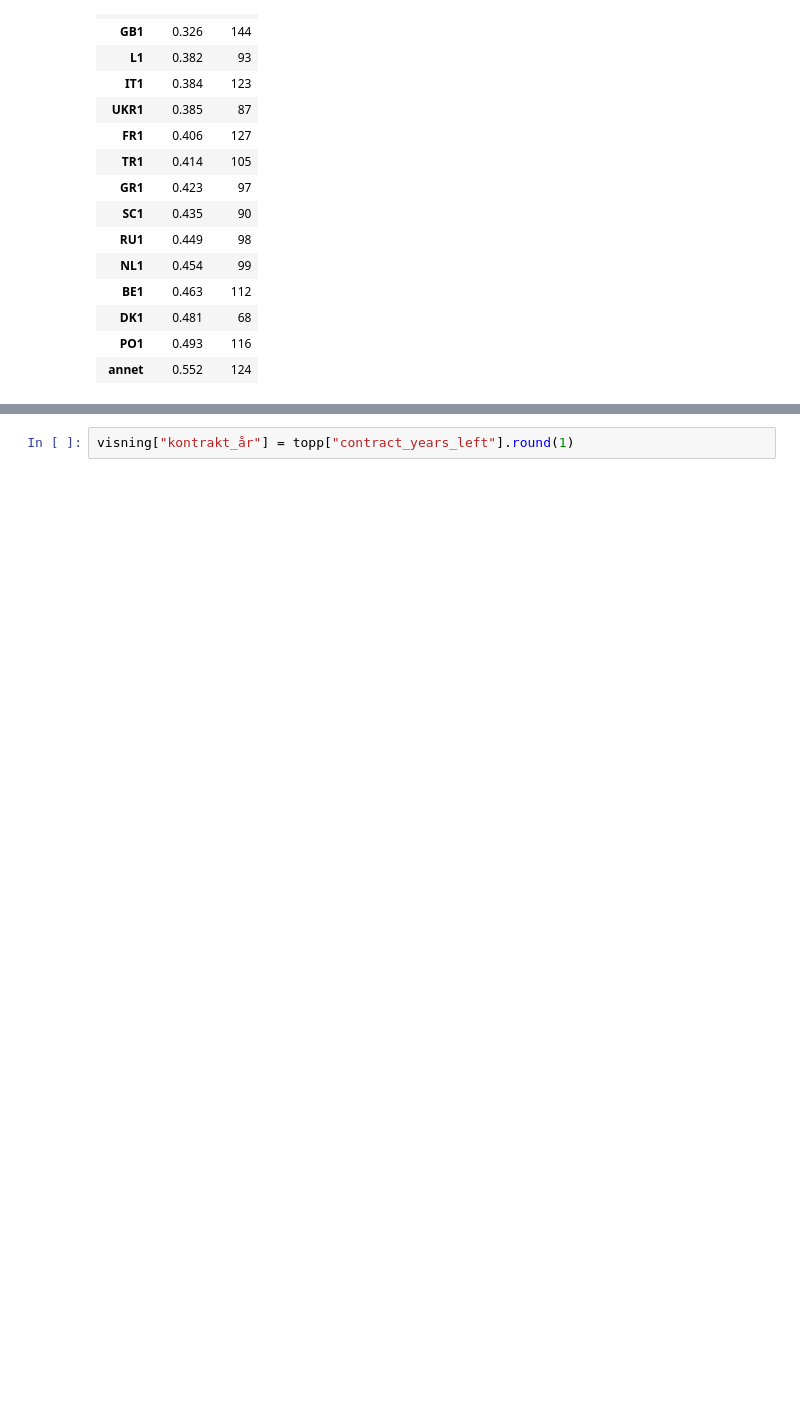
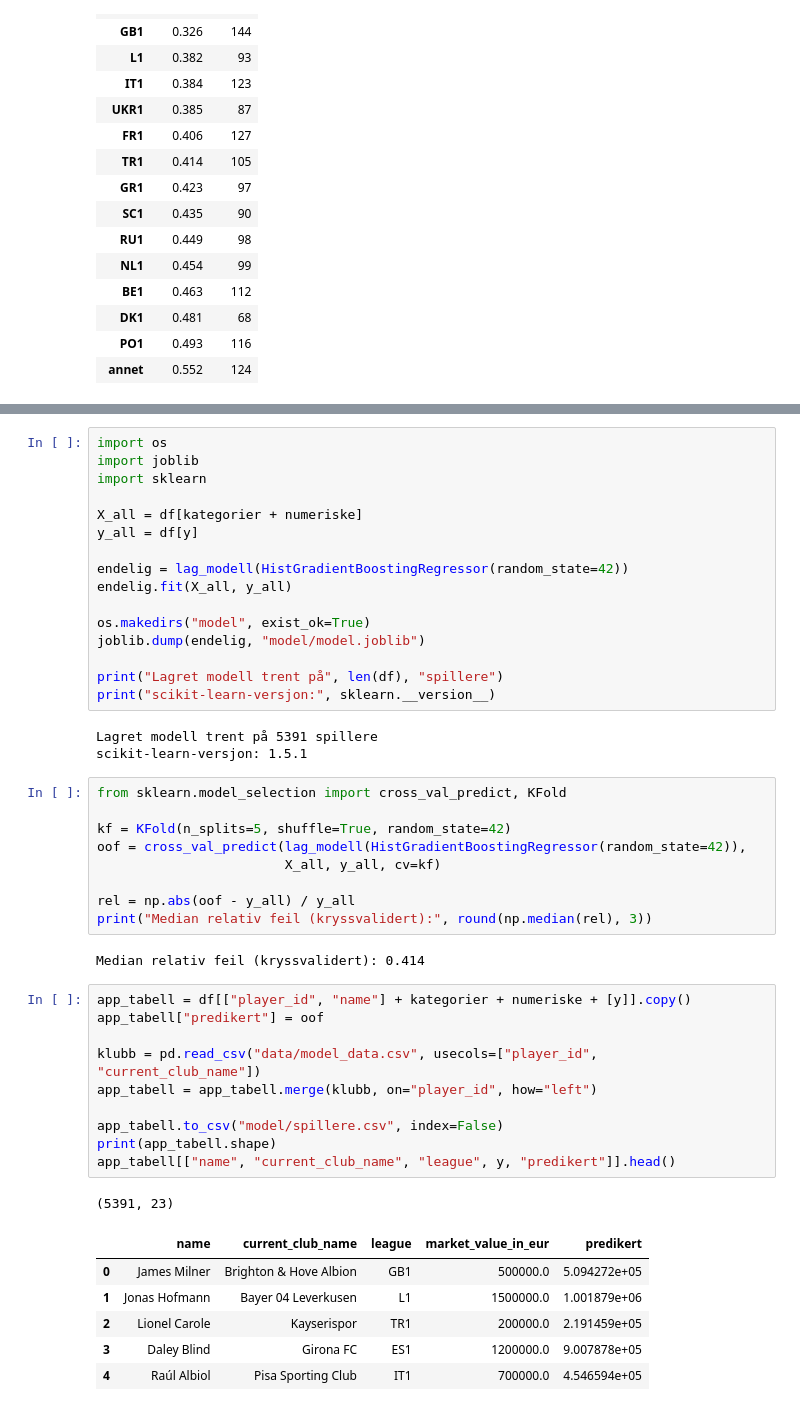
Before and after one commit to 798663/spillerverdi-estimator, a Jupyter notebook: modell.ipynb, the cells around one changed output, grey strips where cells are left out. Cells and saved outputs as stored; diff of their text form; blank space fills up the shorter version.

Commit message:
Lagre endelig modell og spillertabell til appen

```diff
--- a/modell.ipynb
+++ b/modell.ipynb
@@ -282,5 +285,51 @@ visning
 | 2259 | Mathis Suray | 24.9 | Attack | NL1 | 3659 | 15 | 2 | 0.0 | 3.50 | ... |
 | 731 | Alireza Jahanbakhsh | 32.9 | Attack | BE1 | 949 | 1 | 1 | 0.0 | 0.50 | ... |
 | 4356 | Omri Gandelman | 26.1 | Midfield | IT1 | 2407 | 9 | 2 | 0.0 | 3.00 | ... |
-# %%
-visning["kontrakt_år"] = topp["contract_years_left"].round(1)
+# %%
+import os
+import joblib
+import sklearn
+
+X_all = df[kategorier + numeriske]
+y_all = df[y]
+
+endelig = lag_modell(HistGradientBoostingRegressor(random_state=42))
+endelig.fit(X_all, y_all)
+
+os.makedirs("model", exist_ok=True)
+joblib.dump(endelig, "model/model.joblib")
+
+print("Lagret modell trent på", len(df), "spillere")
+print("scikit-learn-versjon:", sklearn.__version__)
+# %% [output]
+Lagret modell trent på 5391 spillere
+scikit-learn-versjon: 1.5.1
+# %%
+from sklearn.model_selection import cross_val_predict, KFold
+
+kf = KFold(n_splits=5, shuffle=True, random_state=42)
+oof = cross_val_predict(lag_modell(HistGradientBoostingRegressor(random_state=42)),
+                        X_all, y_all, cv=kf)
+
+rel = np.abs(oof - y_all) / y_all
+print("Median relativ feil (kryssvalidert):", round(np.median(rel), 3))
+# %% [output]
+Median relativ feil (kryssvalidert): 0.414
+# %%
+app_tabell = df[["player_id", "name"] + kategorier + numeriske + [y]].copy()
+app_tabell["predikert"] = oof
+
+klubb = pd.read_csv("data/model_data.csv", usecols=["player_id", "current_club_name"])
+app_tabell = app_tabell.merge(klubb, on="player_id", how="left")
+
+app_tabell.to_csv("model/spillere.csv", index=False)
+print(app_tabell.shape)
+app_tabell[["name", "current_club_name", "league", y, "predikert"]].head()
+# %% [output]
+(5391, 23)
+|  | name | current_club_name | league | market_value_in_eur | predikert |
+| 0 | James Milner | Brighton & Hove Albion | GB1 | 500000.0 | 5.094272e+05 |
+| 1 | Jonas Hofmann | Bayer 04 Leverkusen | L1 | 1500000.0 | 1.001879e+06 |
+| 2 | Lionel Carole | Kayserispor | TR1 | 200000.0 | 2.191459e+05 |
+| 3 | Daley Blind | Girona FC | ES1 | 1200000.0 | 9.007878e+05 |
+| 4 | Raúl Albiol | Pisa Sporting Club | IT1 | 700000.0 | 4.546594e+05 |
```
Also changed, not shown: parts of 2 cells of this notebook, 2 other files.
